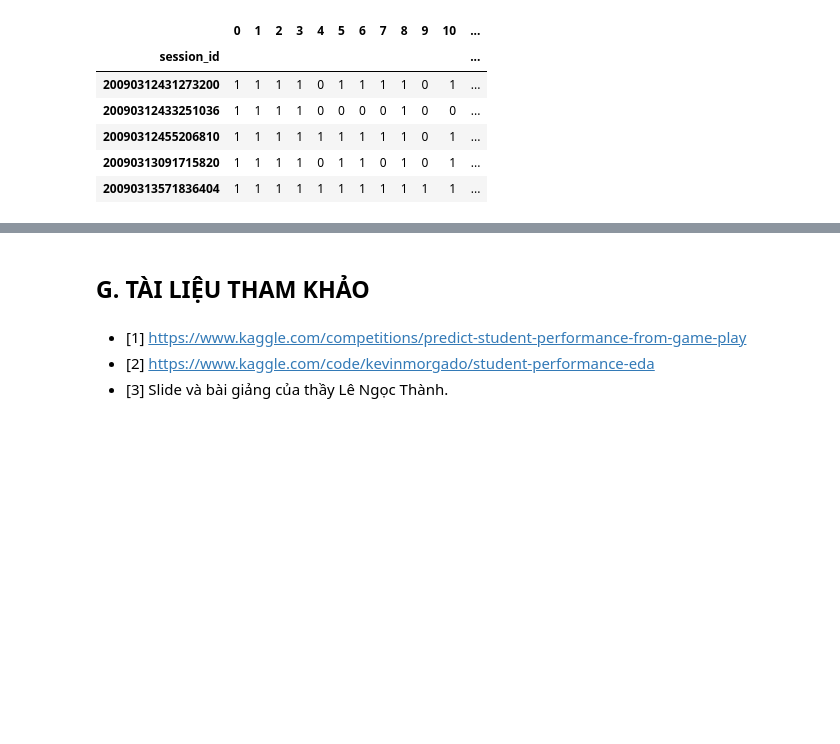
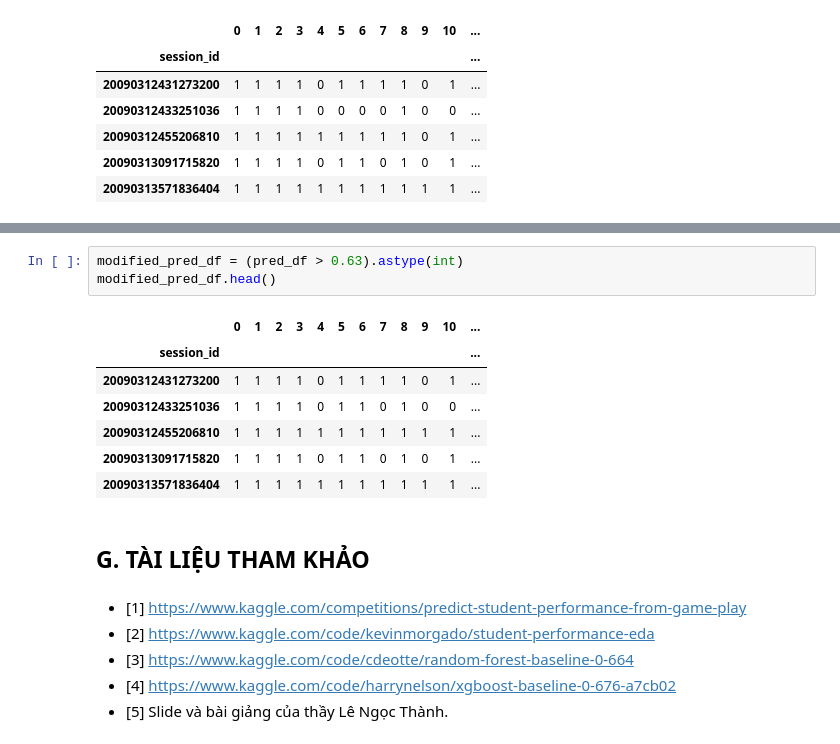
Before and after one commit to vt-khang/KHDLUD-FinalProject, a Jupyter notebook: 19120511_19120526_19120539.ipynb, the cells around one changed output, grey strips where cells are left out. Cells and saved outputs as stored; diff of their text form; blank space fills up the shorter version.

```diff
--- a/19120511_19120526_19120539.ipynb
+++ b/19120511_19120526_19120539.ipynb
@@ -1070,6 +1222,19 @@ modified_pred_df.head()
+# %%
+modified_pred_df = (pred_df > 0.63).astype(int)
+modified_pred_df.head()
+# %% [output]
+|  | 0 | 1 | 2 | 3 | 4 | 5 | 6 | 7 | 8 | 9 | 10 | ... |
+| session_id |  |  |  |  |  |  |  |  |  |  |  | ... |
+| 20090312431273200 | 1 | 1 | 1 | 1 | 0 | 1 | 1 | 1 | 1 | 0 | 1 | ... |
+| 20090312433251036 | 1 | 1 | 1 | 1 | 0 | 1 | 1 | 0 | 1 | 0 | 0 | ... |
+| 20090312455206810 | 1 | 1 | 1 | 1 | 1 | 1 | 1 | 1 | 1 | 1 | 1 | ... |
+| 20090313091715820 | 1 | 1 | 1 | 1 | 0 | 1 | 1 | 0 | 1 | 0 | 1 | ... |
+| 20090313571836404 | 1 | 1 | 1 | 1 | 1 | 1 | 1 | 1 | 1 | 1 | 1 | ... |
 # %% [markdown]
 ## G. TÀI LIỆU THAM KHẢO
 # %% [markdown]
 - [1] https://www.kaggle.com/competitions/predict-student-performance-from-game-play
 - [2] https://www.kaggle.com/code/kevinmorgado/student-performance-eda
-- [3] Slide và bài giảng của thầy Lê Ngọc Thành.
+- [3] https://www.kaggle.com/code/cdeotte/random-forest-baseline-0-664
+- [4] https://www.kaggle.com/code/harrynelson/xgboost-baseline-0-676-a7cb02
+- [5] Slide và bài giảng của thầy Lê Ngọc Thành.
```
Also changed, not shown: parts of 14 cells of this notebook.
